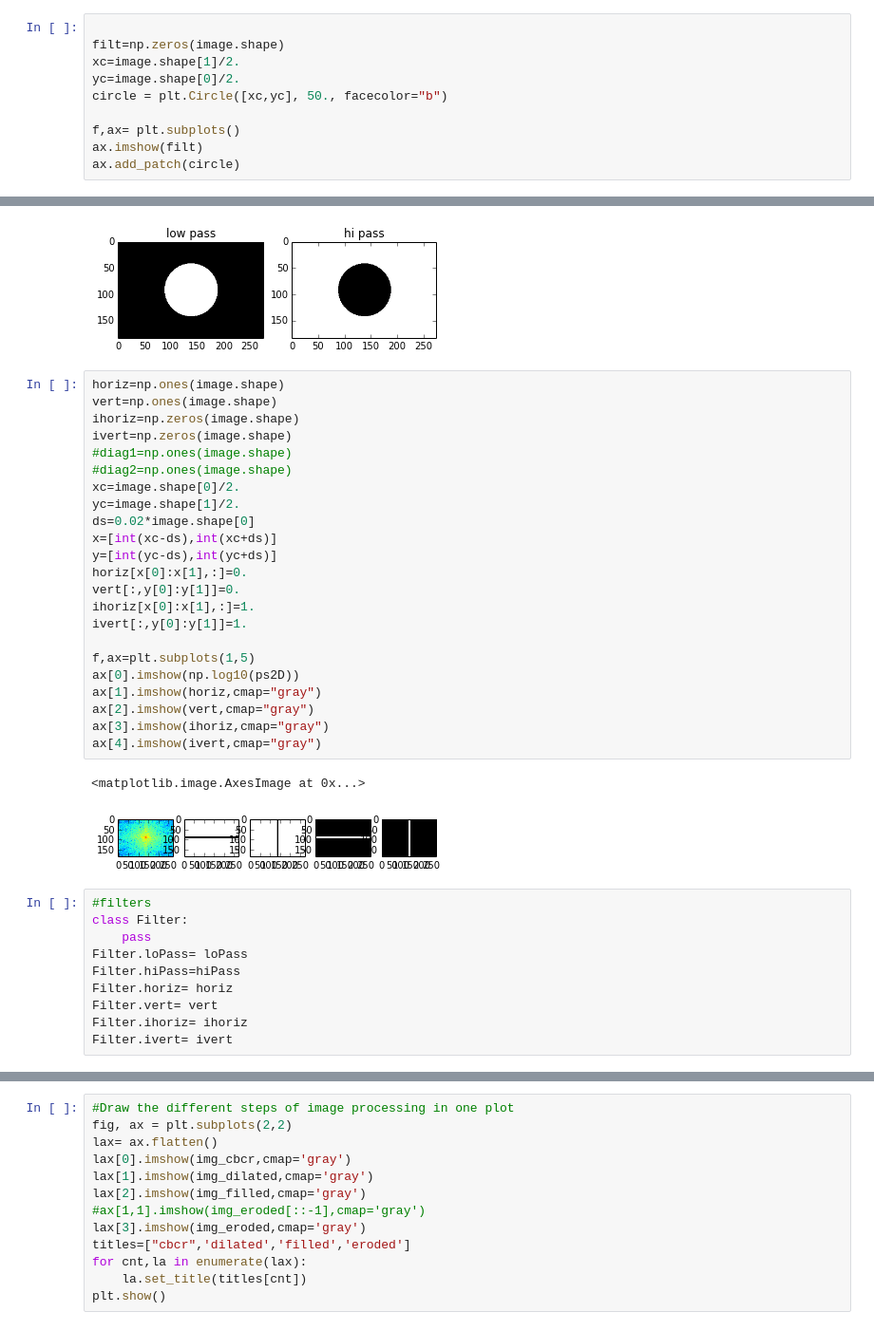
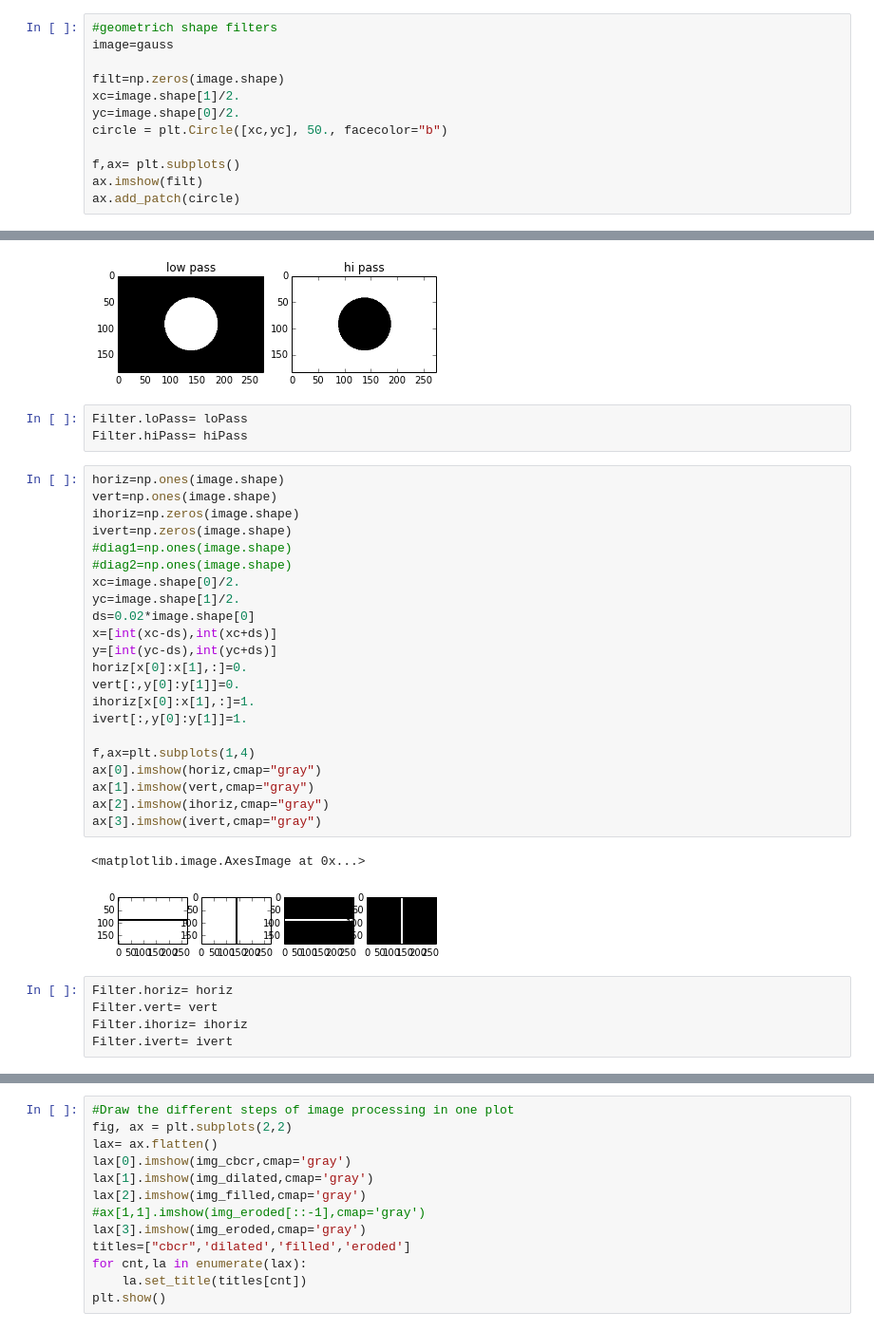
Before and after one commit to mpellegri/FoodvSkin, a Jupyter notebook: KFeatures.ipynb, the cells around one changed output, grey strips where cells are left out. Shown at 95% size. Drawn from its saved outputs; the diff is of its cells as text.

```diff
--- a/KFeatures.ipynb
+++ b/KFeatures.ipynb
@@ -484,4 +417,6 @@ plt.show()
 # %%
+#geometrich shape filters
+image=gauss
 
 filt=np.zeros(image.shape)
 xc=image.shape[1]/2.
@@ -532,38 +467,35 @@ ax[1].set_title("hi pass")
 # %% [output]
 <matplotlib.text.Text at 0x...>
 [figure]
+# %%
+Filter.loPass= loPass
+Filter.hiPass= hiPass
 # %%
 horiz=np.ones(image.shape)
 vert=np.ones(image.shape)
 ihoriz=np.zeros(image.shape)
 ivert=np.zeros(image.shape)
 #diag1=np.ones(image.shape)
 #diag2=np.ones(image.shape)
 xc=image.shape[0]/2.
 yc=image.shape[1]/2.
 ds=0.02*image.shape[0]
 x=[int(xc-ds),int(xc+ds)]
 y=[int(yc-ds),int(yc+ds)]
 horiz[x[0]:x[1],:]=0.
 vert[:,y[0]:y[1]]=0.
 ihoriz[x[0]:x[1],:]=1.
 ivert[:,y[0]:y[1]]=1.
 
-f,ax=plt.subplots(1,5)
-ax[0].imshow(np.log10(ps2D))
-ax[1].imshow(horiz,cmap="gray")
-ax[2].imshow(vert,cmap="gray")
-ax[3].imshow(ihoriz,cmap="gray")
-ax[4].imshow(ivert,cmap="gray")
+f,ax=plt.subplots(1,4)
+ax[0].imshow(horiz,cmap="gray")
+ax[1].imshow(vert,cmap="gray")
+ax[2].imshow(ihoriz,cmap="gray")
+ax[3].imshow(ivert,cmap="gray")
 # %% [output]
 <matplotlib.image.AxesImage at 0x...>
-[figure, old version]
+[figure, new version]
 # %%
-#filters
-class Filter:
-    pass
-Filter.loPass= loPass
-Filter.hiPass=hiPass
 Filter.horiz= horiz
 Filter.vert= vert
 Filter.ihoriz= ihoriz
```
Also changed, not shown: parts of 38 cells of this notebook.
